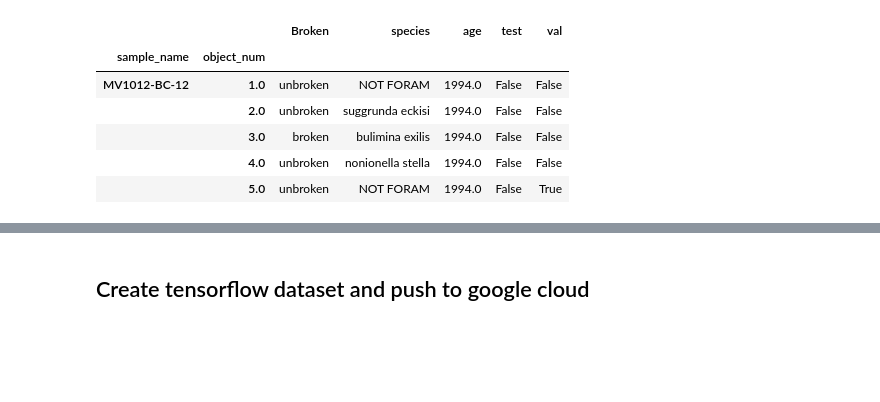
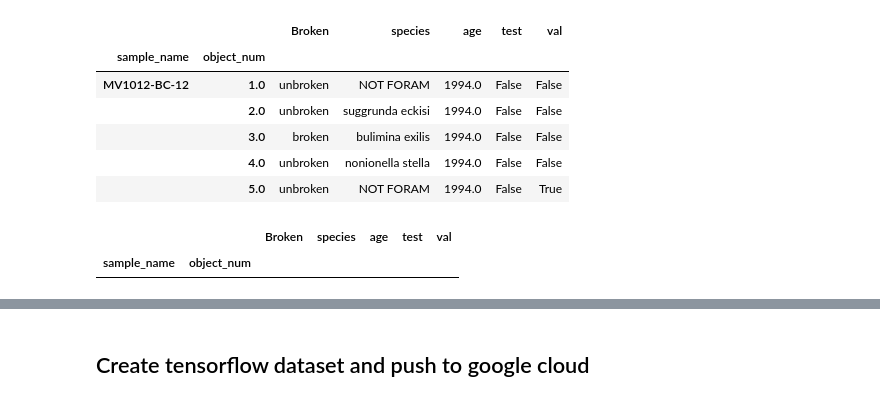
Before and after one commit to BryanZWu/finnegan-paleo-ml, a Jupyter notebook: Code/Paleo-ML-data-processing.ipynb, the cells around one changed output, grey strips where cells are left out. Saved outputs shown, nothing was run; the diff lists cells and outputs as text; code cells hidden in the pictures; blank space fills up the shorter version.

```diff
--- a/Code/Paleo-ML-data-processing.ipynb
+++ b/Code/Paleo-ML-data-processing.ipynb
@@ -103,6 +88,8 @@ Take data from its original form and crop/resize images as necessary. Store imag
 ### Run processing
 # %%
 labels_df = data_processor.create_labels_df(dir_labels_csv)
+labels_df = labels_df[labels_df['Broken'].isin(['unbroken', 'broken'])]
+
 labels_df.head()
 # %% [output]
 |  |  | Broken | species | age | test | val |
@@ -112,3 +99,8 @@ labels_df.head()
 |  | 3.0 | broken | bulimina exilis | 1994.0 | False | False |
 |  | 4.0 | unbroken | nonionella stella | 1994.0 | False | False |
 |  | 5.0 | unbroken | NOT FORAM | 1994.0 | False | True |
+# %%
+labels_df[(labels_df['Broken'] == 'micro')]
+# %% [output]
+|  |  | Broken | species | age | test | val |
+| sample_name | object_num |  |  |  |  |  |
```
Also changed, not shown: parts of 15 cells of this notebook, 3 other files.
